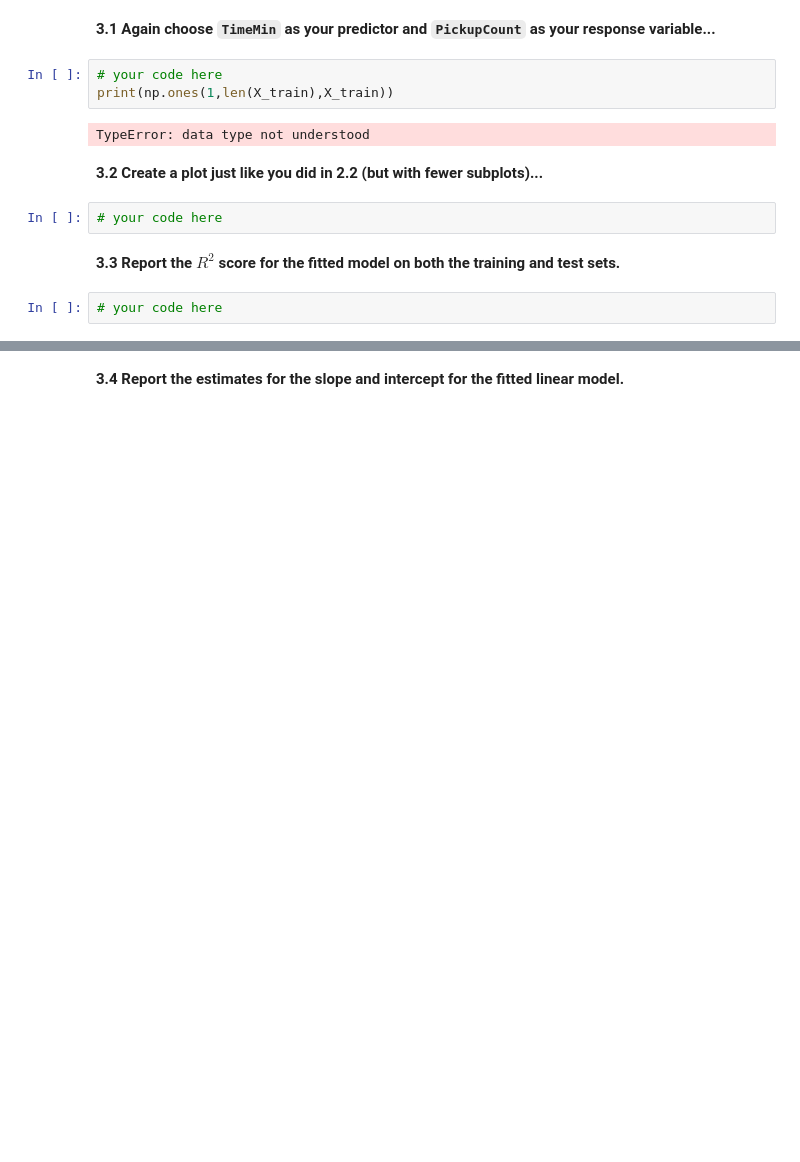
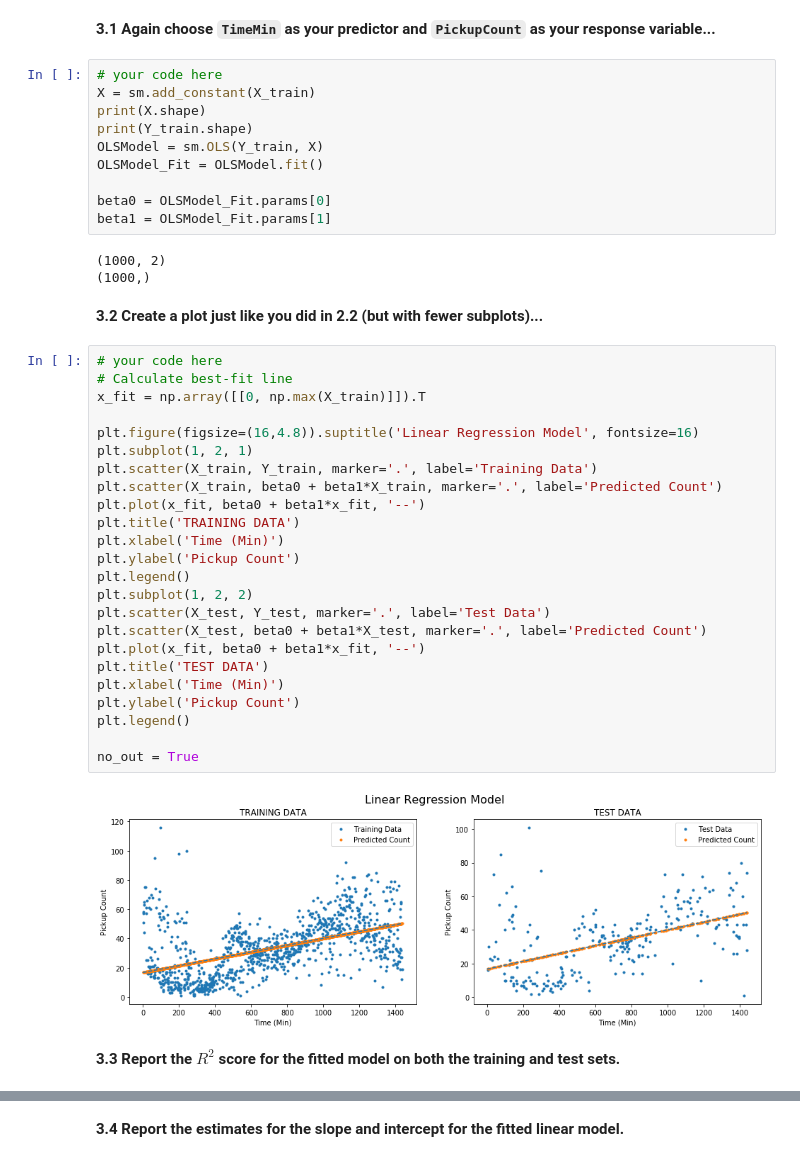
Before and after one commit to kdumontnu/2019-CS109A, a Jupyter notebook: homework/hw2/cs109a_hw2_submit.ipynb, the cells around one changed output, grey strips where cells are left out. Saved outputs shown, nothing was run; the diff lists cells and outputs as text; blank space fills up the shorter version.

```diff
--- a/homework/hw2/cs109a_hw2_submit.ipynb
+++ b/homework/hw2/cs109a_hw2_submit.ipynb
@@ -307,16 +312,46 @@ We next consider simple linear regression, which we know from lecture is a param
 ### Answers
 # %% [markdown]
 **3.1 Again choose `TimeMin` as your predictor and `PickupCount` as your response variable...**
-# %%
-# your code here
-print(np.ones(1,len(X_train),X_train))
-# %% [output]
-TypeError: data type not understood
+# %%
+# your code here
+X = sm.add_constant(X_train)
+print(X.shape)
+print(Y_train.shape)
+OLSModel = sm.OLS(Y_train, X)
+OLSModel_Fit = OLSModel.fit()
+
+beta0 = OLSModel_Fit.params[0]
+beta1 = OLSModel_Fit.params[1]
+# %% [output]
+(1000, 2)
+(1000,)
 # %% [markdown]
 **3.2 Create a plot just like you did in 2.2 (but with fewer subplots)...**
-# %%
-# your code here
+# %%
+# your code here
+# Calculate best-fit line
+x_fit = np.array([[0, np.max(X_train)]]).T
+
+plt.figure(figsize=(16,4.8)).suptitle('Linear Regression Model', fontsize=16)
+plt.subplot(1, 2, 1)
+plt.scatter(X_train, Y_train, marker='.', label='Training Data')
+plt.scatter(X_train, beta0 + beta1*X_train, marker='.', label='Predicted Count')
+plt.plot(x_fit, beta0 + beta1*x_fit, '--')
+plt.title('TRAINING DATA')
+plt.xlabel('Time (Min)')
+plt.ylabel('Pickup Count')
+plt.legend()
+plt.subplot(1, 2, 2)
+plt.scatter(X_test, Y_test, marker='.', label='Test Data')
+plt.scatter(X_test, beta0 + beta1*X_test, marker='.', label='Predicted Count')
+plt.plot(x_fit, beta0 + beta1*x_fit, '--')
+plt.title('TEST DATA')
+plt.xlabel('Time (Min)')
+plt.ylabel('Pickup Count')
+plt.legend()
+
+no_out = True
+# %% [output]
+[figure, added]
 # %% [markdown]
 **3.3 Report the $R^2$ score for the fitted model on both the training and test sets.**
-# %%
-# your code here
```
Also changed, not shown: parts of 8 cells of this notebook, 4 other files.
